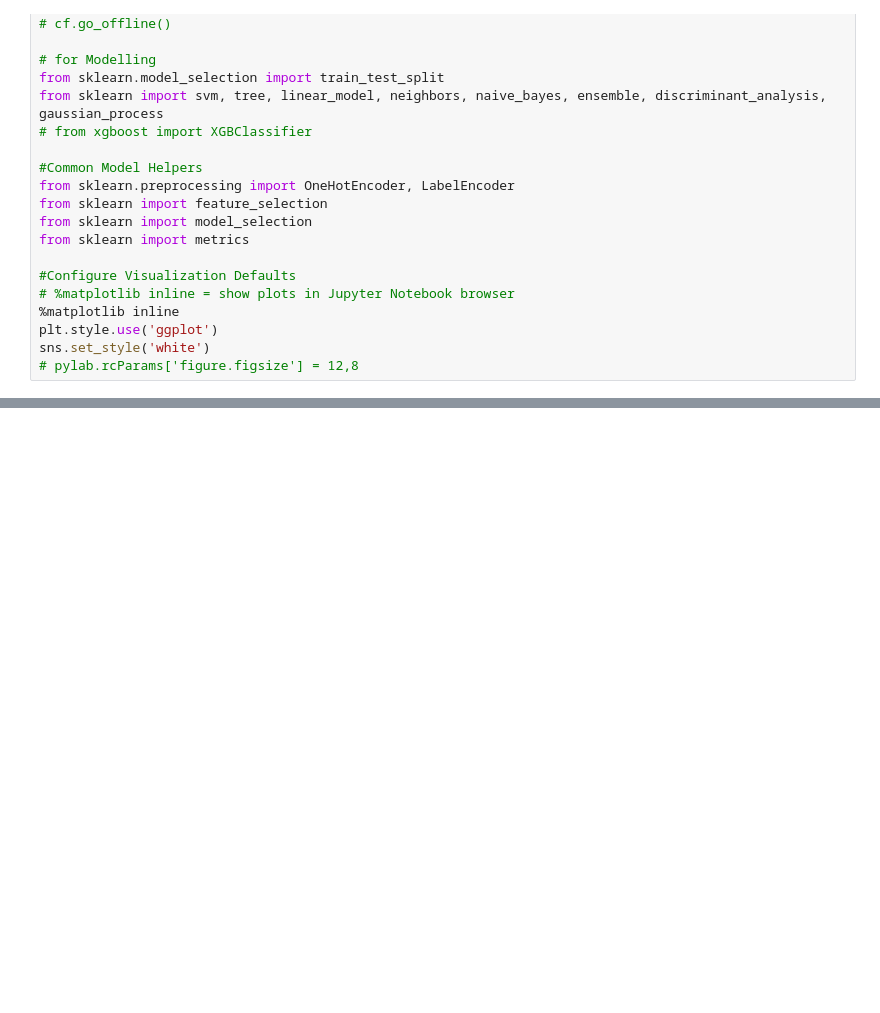
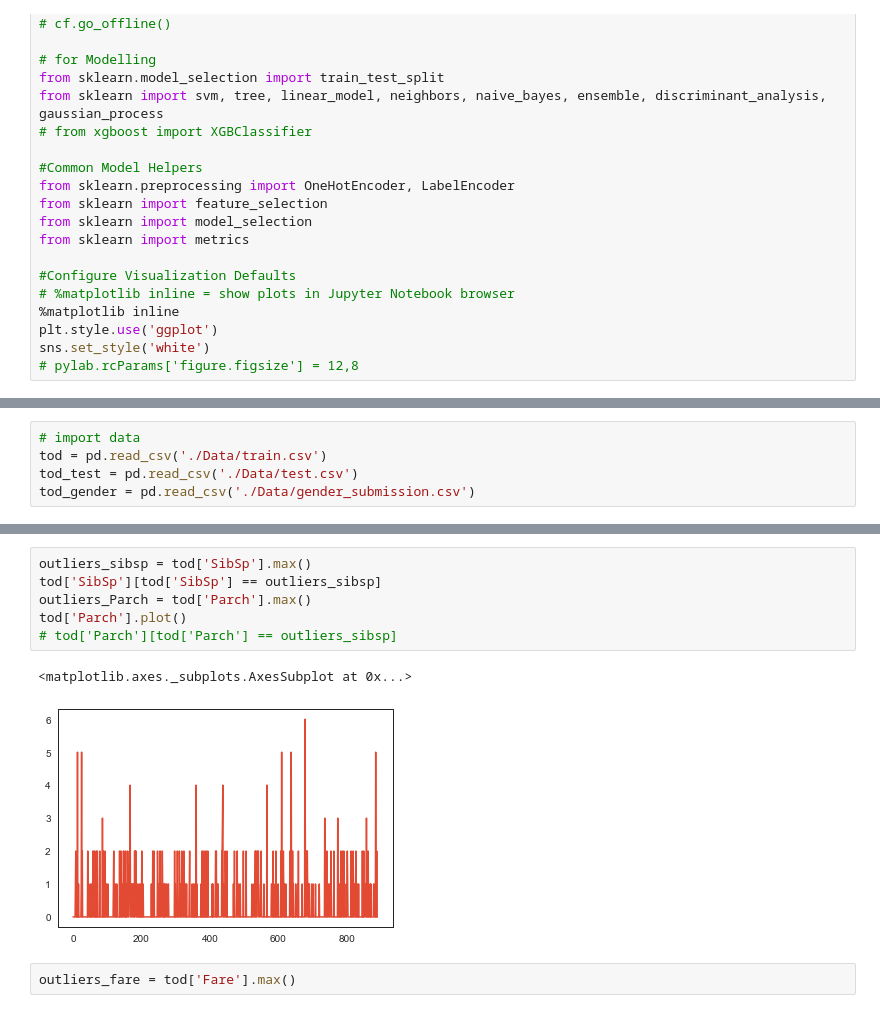
Before and after one commit to HasibullahAman/Titanic-Logistic-Regression, a Jupyter notebook: Titanic-bainary-classfication.ipynb, the cells around one changed output, grey strips where cells are left out. Saved outputs shown, nothing was run; the diff lists cells and outputs as text; blank space fills up the shorter version.

```diff
--- a/Titanic-bainary-classfication.ipynb
+++ b/Titanic-bainary-classfication.ipynb
@@ -64,0 +82,5 @@ sns.set_style('white')
+# %%
+# import data
+tod = pd.read_csv('./Data/train.csv')
+tod_test = pd.read_csv('./Data/test.csv')
+tod_gender = pd.read_csv('./Data/gender_submission.csv')
@@ -66,0 +181,11 @@ sns.set_style('white')
+# %%
+outliers_sibsp = tod['SibSp'].max()
+tod['SibSp'][tod['SibSp'] == outliers_sibsp]
+outliers_Parch = tod['Parch'].max()
+tod['Parch'].plot()
+# tod['Parch'][tod['Parch'] == outliers_sibsp]
+# %% [output]
+<matplotlib.axes._subplots.AxesSubplot at 0x...>
+[figure, added]
+# %%
+outliers_fare = tod['Fare'].max()
```
Also changed, not shown: parts of 14 cells of this notebook.
